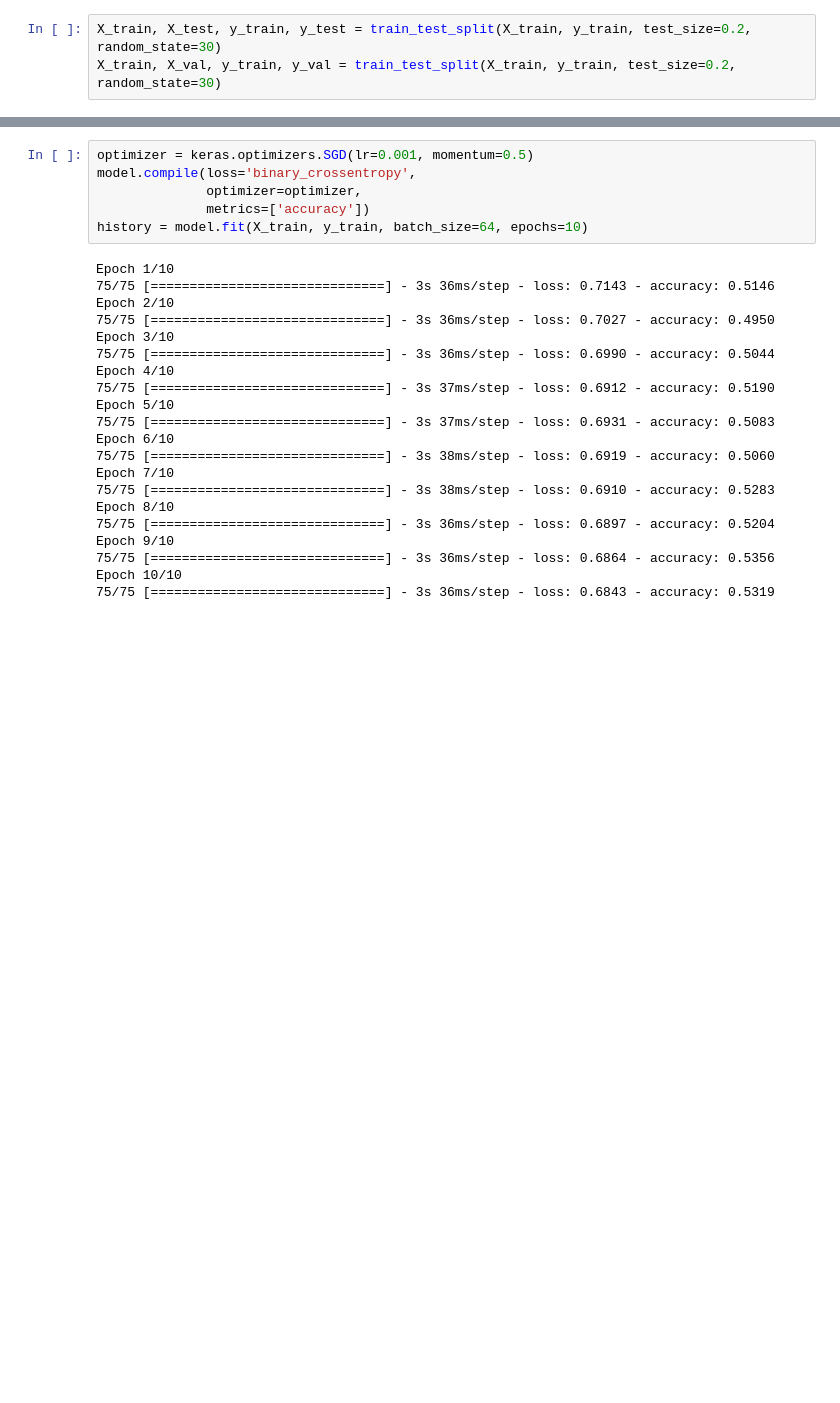
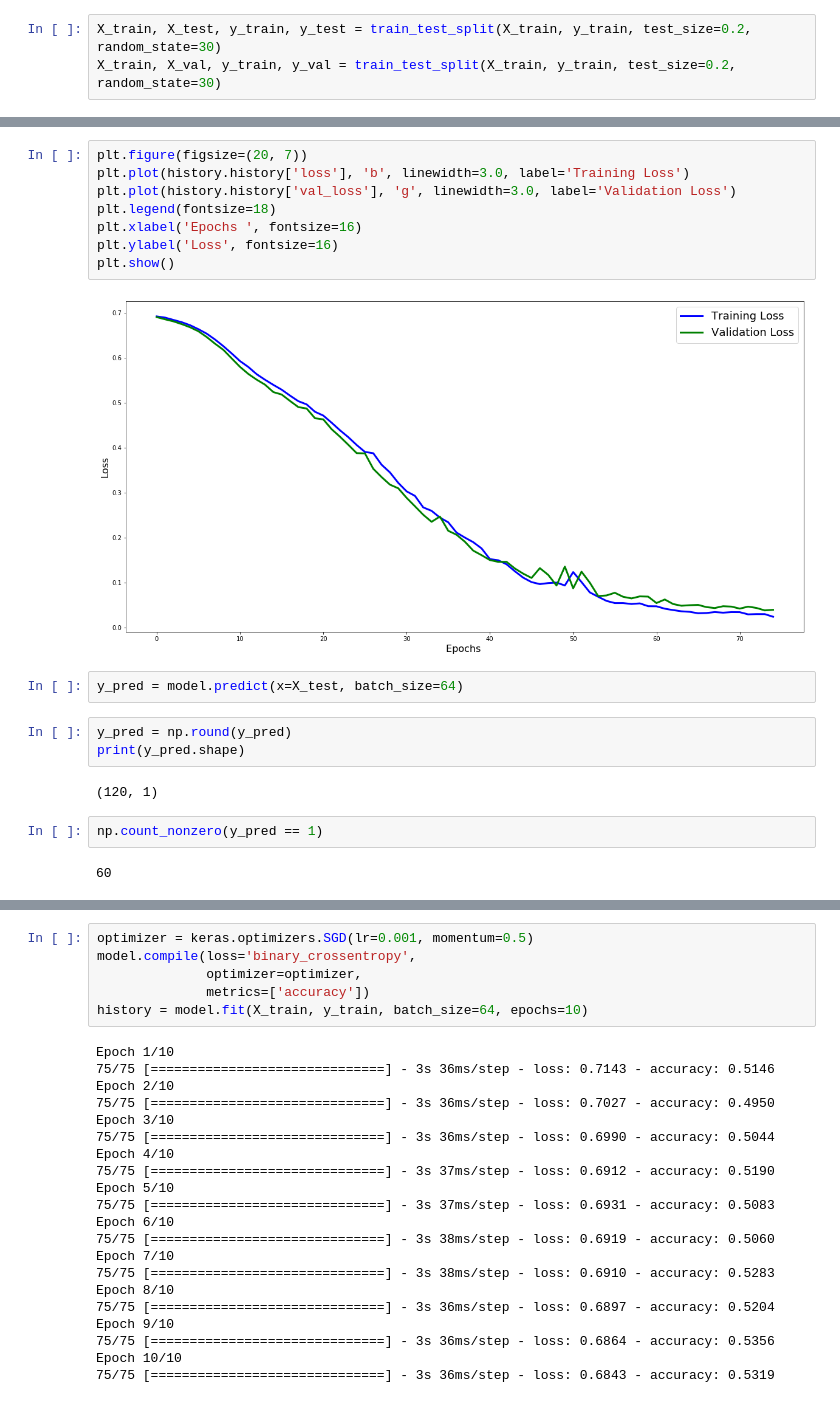
Before and after one commit to Assassinsarms/Classification-of-AF-Onset-from-ECG-data-using-a-1D-Convolutional-Neural-Network-and-Random-Forest, a Jupyter notebook: Aaron_Mir_INM701_Coursework.ipynb, the cells around one changed output, grey strips where cells are left out. Cells and saved outputs as stored; diff of their text form; blank space fills up the shorter version.

```diff
--- a/Aaron_Mir_INM701_Coursework.ipynb
+++ b/Aaron_Mir_INM701_Coursework.ipynb
@@ -187,0 +241,21 @@ history = model.fit(X_train, y_train, batch_size=64, epochs=10)
+# %%
+plt.figure(figsize=(20, 7))
+plt.plot(history.history['loss'], 'b', linewidth=3.0, label='Training Loss')
+plt.plot(history.history['val_loss'], 'g', linewidth=3.0, label='Validation Loss')
+plt.legend(fontsize=18)
+plt.xlabel('Epochs ', fontsize=16)
+plt.ylabel('Loss', fontsize=16)
+plt.show()
+# %% [output]
+[figure, added]
+# %%
+y_pred = model.predict(x=X_test, batch_size=64)
+# %%
+y_pred = np.round(y_pred)
+print(y_pred.shape)
+# %% [output]
+(120, 1)
+# %%
+np.count_nonzero(y_pred == 1)
+# %% [output]
+60
```
Also changed, not shown: parts of 70 cells of this notebook.
